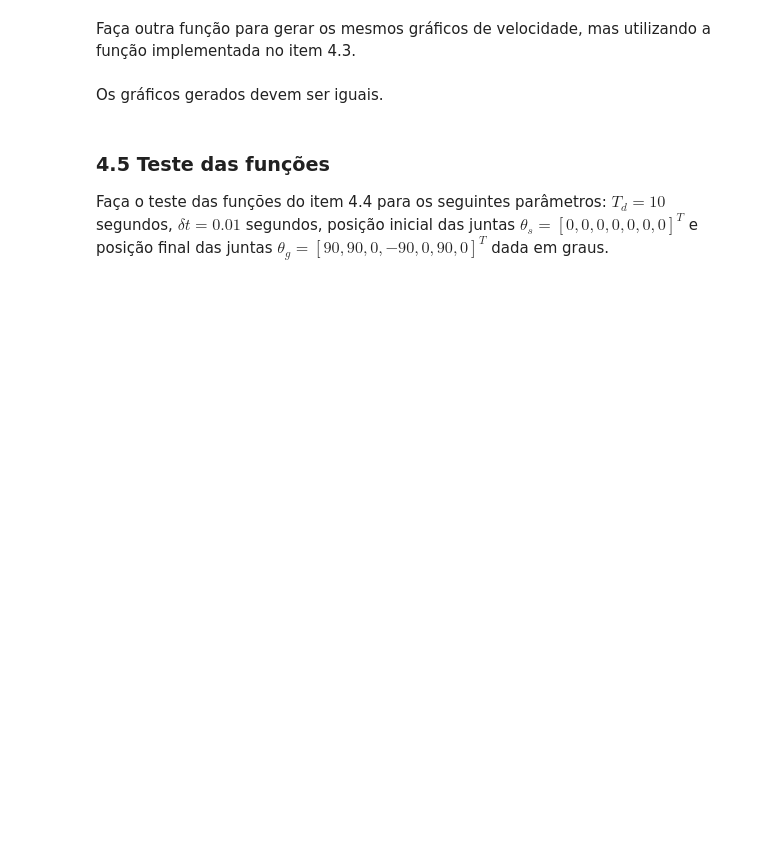
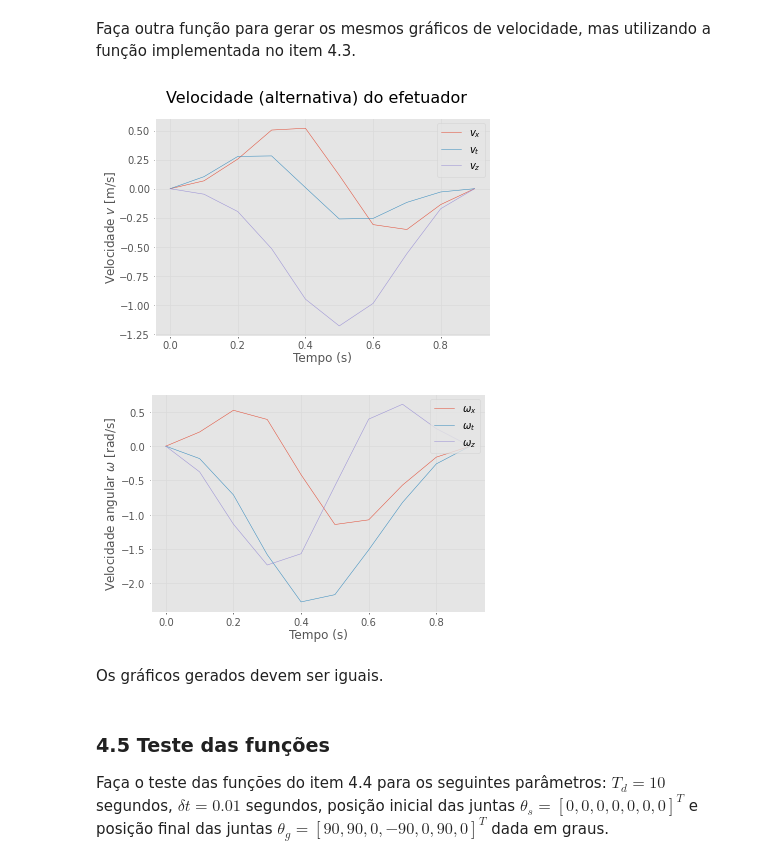
Before and after one commit to RafaelBaquero/lab-robos-manip, a Jupyter notebook: sel0634_tarefa5_2022.ipynb, the cells around one changed output. Drawn from its saved outputs; the diff is of its cells as text; code cells hidden in the pictures; blank space fills up the shorter version.

```diff
--- a/sel0634_tarefa5_2022.ipynb
+++ b/sel0634_tarefa5_2022.ipynb
@@ -508,40 +524,43 @@ def plotar_vel_efetuador_alternativo(robot, theta_t, dtheta_t, Td, dt):
     v_efetuador = V_efetuador[0:3,:]
     w_efetuador = V_efetuador[3:6,:]
 
     N = theta_t.shape[1]
     lgn_v = ["$v_x$","$v_t$","$v_z$"]
     lgn_w = ["$\omega_x$","$\omega_t$","$\omega_z$"]
 
     # Construir os gráficos
     fig = plt.figure()
     fig.suptitle('Velocidade (alternativa) do efetuador',fontsize = 16)
     ax1 = fig.add_subplot(1,1,1)
     for i in range(3):
       ax1.plot(t,v_efetuador[i,:])
     ax1.grid(True)
     # ax1.legend(lgn,loc = "upper left",ncol=len(lgn))
     ax1.legend(lgn_v,loc = "upper right")
     plt.xlabel('Tempo (s)')
     plt.ylabel(r'Velocidade $v$ [m/s]')
     # https://matplotlib.org/3.5.0/tutorials/text/mathtext.html
 
     fig = plt.figure()
     ax2 = fig.add_subplot(1,1,1)
     for i in range(3):
       ax2.plot(t,w_efetuador[i,:])
     ax2.grid(True)
     ax2.legend(lgn_w,loc = "upper right")
     plt.xlabel('Tempo (s)')
     plt.ylabel(r'Velocidade angular $\omega$ [rad/s]')
 
 # Testing the function
-# theta_s = np.array([0,1,2,3,4,5,6])
-# theta_g = np.array([1,2,3,4,5,6,7])
-# Td = 0.9
-# dt = 0.1
-# [theta_t, dtheta_t, ddtheta_t] = calcular_trajetoria(theta_s,theta_g,Td,dt)
-# robot1 = kinova_robot("KinovaGen3_P1")
-# plotar_vel_efetuador_alternativo(robot, theta_t, dtheta_t, Td, dt)
+theta_s = np.array([0,1,2,3,4,5,6])
+theta_g = np.array([1,2,3,4,5,6,7])
+Td = 0.9
+dt = 0.1
+[theta_t, dtheta_t, ddtheta_t] = calcular_trajetoria(theta_s,theta_g,Td,dt)
+robot1 = kinova_robot("KinovaGen3_P1")
+plotar_vel_efetuador_alternativo(robot, theta_t, dtheta_t, Td, dt)
+# %% [output]
+[figure, added]
+[figure, added]
 # %% [markdown]
 Os gráficos gerados devem ser iguais.
 # %% [markdown]
```
Also changed, not shown: parts of 5 cells of this notebook.
